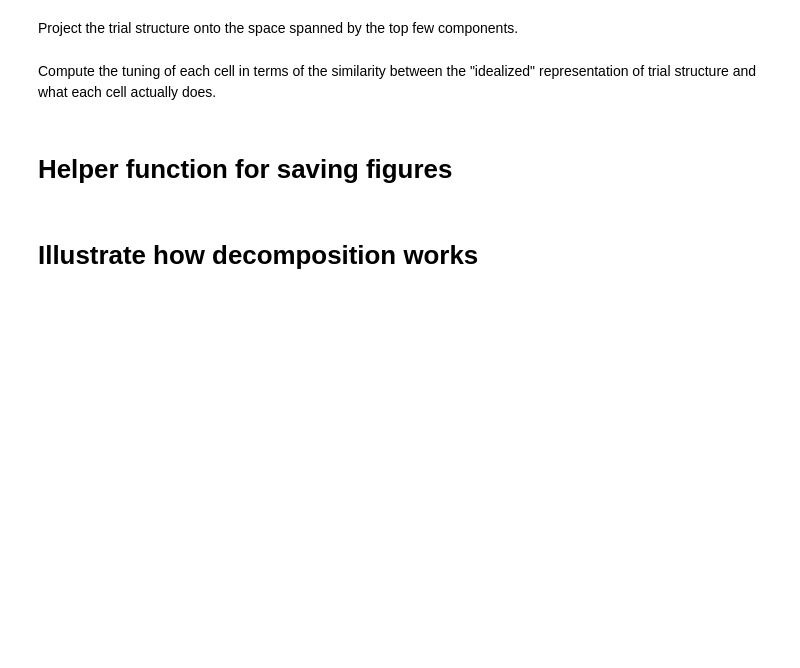
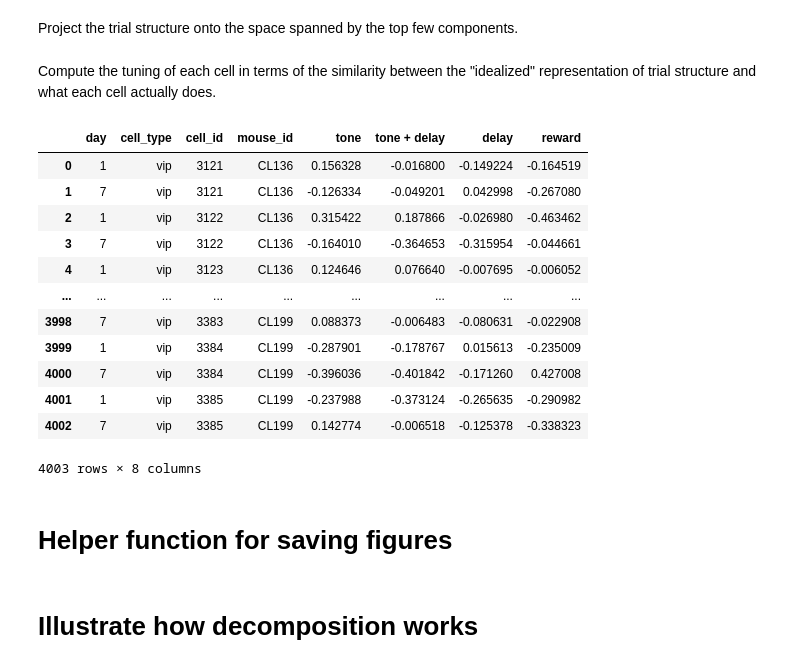
Before and after one commit to nauralcodinglab/interneuron-reward, a Jupyter notebook: notebooks/evolving_trial_structure_projections.ipynb, the cells around one changed output. Cells and saved outputs as stored; diff of their text form; code cells hidden in the pictures; blank space fills up the shorter version.

```diff
--- a/notebooks/evolving_trial_structure_projections.ipynb
+++ b/notebooks/evolving_trial_structure_projections.ipynb
@@ -38,6 +38,7 @@ average_traces = []
 days = []
 cell_types = []
 cell_ids = []
+mouse_ids = []
 
 for res in tqdm(
     session.query(tab.TrialAverageTrace, tab.Mouse)
@@ -55,6 +56,7 @@ for res in tqdm(
         days.append(res[0].day)
         cell_ids.append(res[0].cell_id)
         cell_types.append(res[1].cell_type)
+        mouse_ids.append(res[1].id)
 # %%
 average_traces = np.array([tr[:390] for tr in average_traces])
 days = np.array(days)
@@ -162,3 +164,28 @@ for trial_component in basis_projections.keys():
         de.cos_similarity(projections[i, :num_components], basis_projections[trial_component])
         for i in range(projections.shape[0])
     ])
+# %%
+similarity_df = pd.DataFrame(
+    {
+        'day': days,
+        'cell_type': cell_types,
+        'cell_id': cell_ids,
+        'mouse_id': mouse_ids,
+        **ideal_projection_similarities
+    }
+)
+similarity_df
+# %% [output]
+|  | day | cell_type | cell_id | mouse_id | tone | tone + delay | delay | reward |
+| 0 | 1 | vip | 3121 | CL136 | 0.156328 | -0.016800 | -0.149224 | -0.164519 |
+| 1 | 7 | vip | 3121 | CL136 | -0.126334 | -0.049201 | 0.042998 | -0.267080 |
+| 2 | 1 | vip | 3122 | CL136 | 0.315422 | 0.187866 | -0.026980 | -0.463462 |
+| 3 | 7 | vip | 3122 | CL136 | -0.164010 | -0.364653 | -0.315954 | -0.044661 |
+| 4 | 1 | vip | 3123 | CL136 | 0.124646 | 0.076640 | -0.007695 | -0.006052 |
+| ... | ... | ... | ... | ... | ... | ... | ... | ... |
+| 3998 | 7 | vip | 3383 | CL199 | 0.088373 | -0.006483 | -0.080631 | -0.022908 |
+| 3999 | 1 | vip | 3384 | CL199 | -0.287901 | -0.178767 | 0.015613 | -0.235009 |
+| 4000 | 7 | vip | 3384 | CL199 | -0.396036 | -0.401842 | -0.171260 | 0.427008 |
+| 4001 | 1 | vip | 3385 | CL199 | -0.237988 | -0.373124 | -0.265635 | -0.290982 |
+| 4002 | 7 | vip | 3385 | CL199 | 0.142774 | -0.006518 | -0.125378 | -0.338323 |
+4003 rows × 8 columns
```
Also changed, not shown: parts of 1 cell of this notebook.
